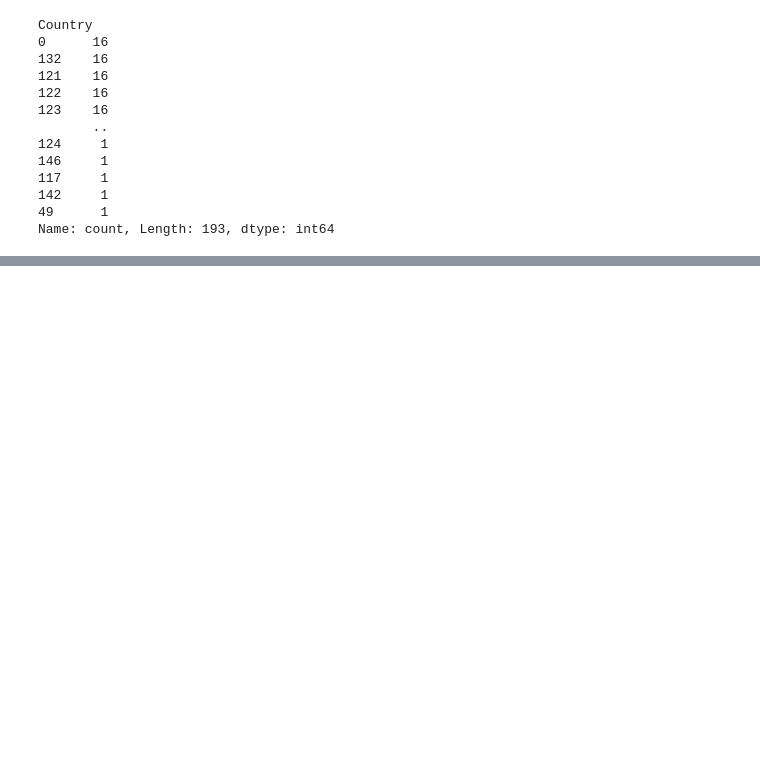
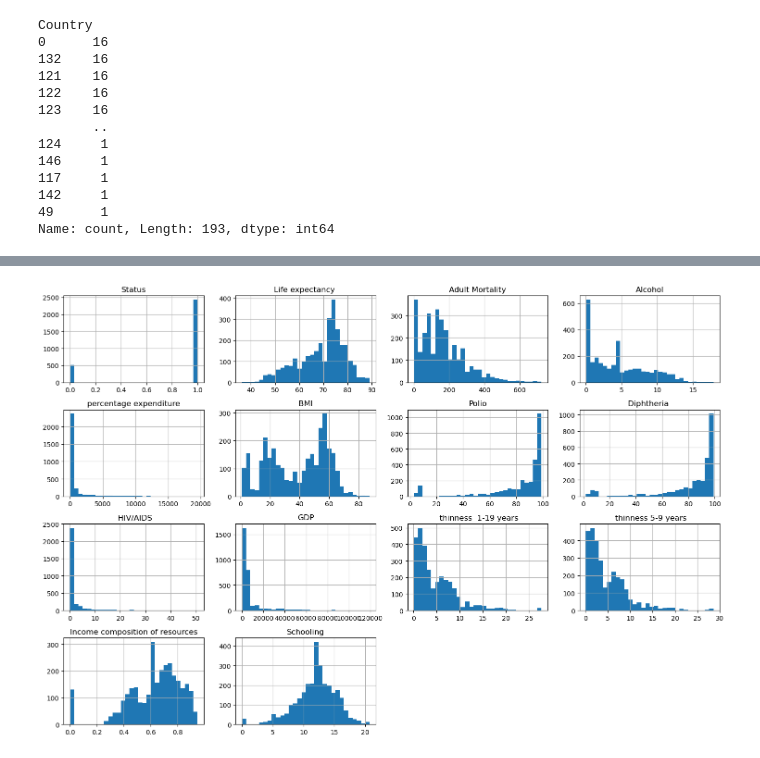
Before and after one commit to Kru301019/courseaProject, a Jupyter notebook: Life Expectancy Prediction Using Machine Learning/Life Expectancy Prediction with Machine Learning.ipynb, the cells around one changed output, grey strips where cells are left out. Drawn from its saved outputs; the diff is of its cells as text; code cells hidden in the pictures; blank space fills up the shorter version.

```diff
--- a/Life Expectancy Prediction Using Machine Learning/Life Expectancy Prediction with Machine Learning.ipynb
+++ b/Life Expectancy Prediction Using Machine Learning/Life Expectancy Prediction with Machine Learning.ipynb
@@ -116,0 +109,11 @@ Name: count, Length: 193, dtype: int64
+# %%
+df.drop(columns=['infant deaths', 'Year', 'Measles ',
+                 'Population', 'Country', 'under-five deaths ',
+                 'Total expenditure', 'Hepatitis B'], inplace=True)
+# %%
+# Plot histograms for each numeric feature
+df.hist(bins=30, figsize=(15, 10))
+plt.tight_layout()
+plt.show()
+# %% [output]
+[figure, added]
```
Also changed, not shown: parts of 12 cells of this notebook.
